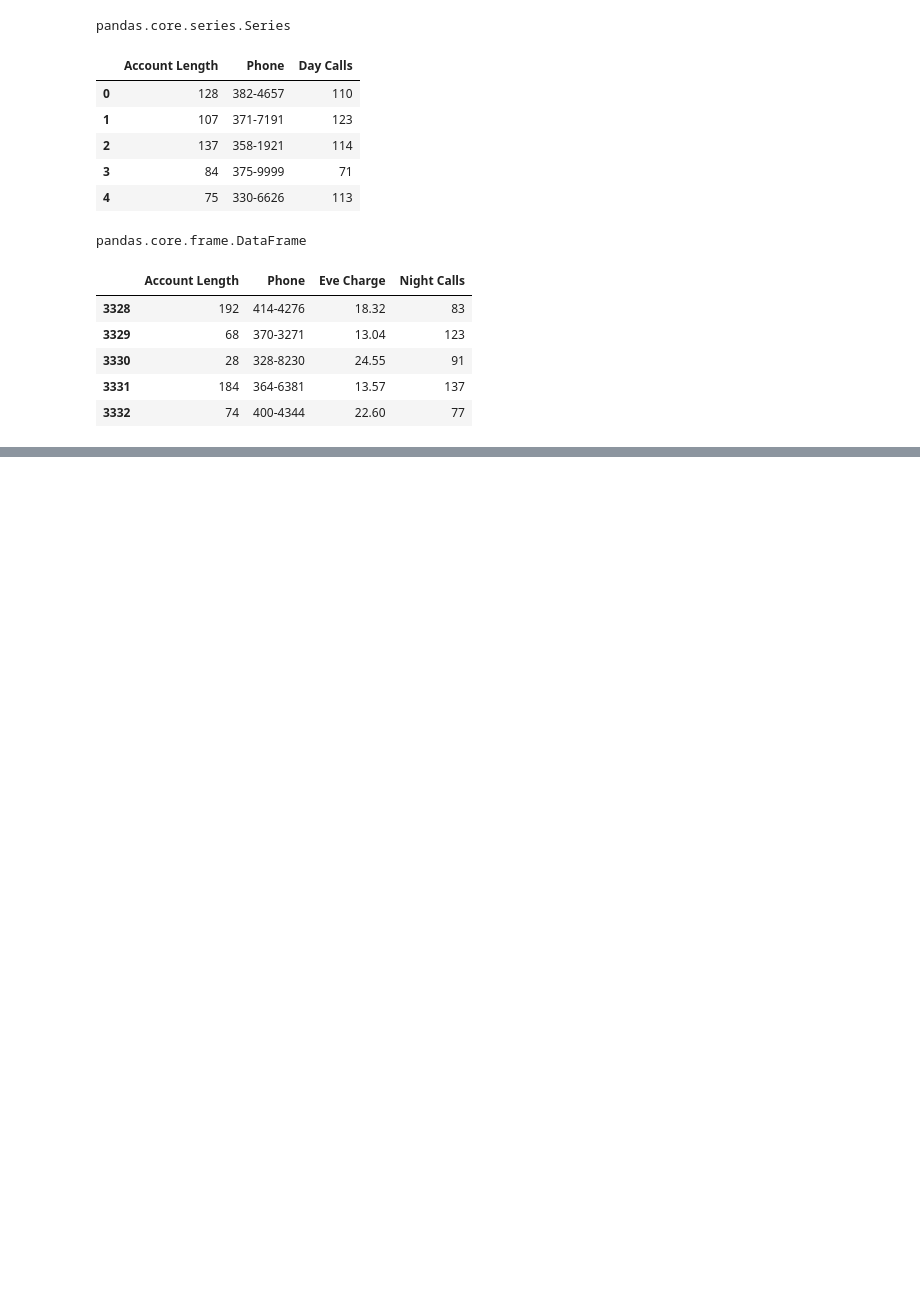
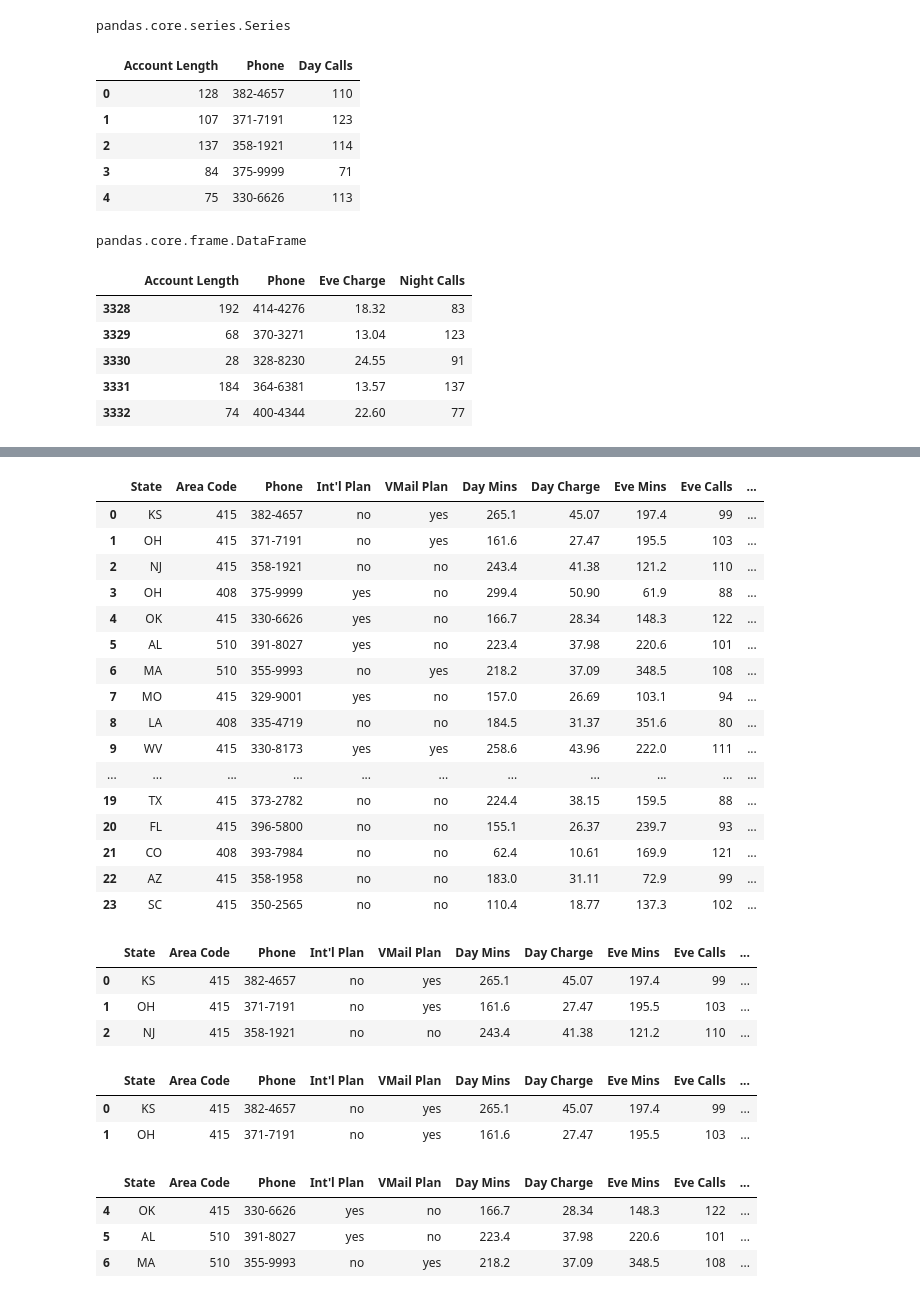
Before and after one commit to afoone/pruebas_ml_python, a Jupyter notebook: notebooks/mios/07. Data Wrangling.ipynb, the cells around one changed output, grey strips where cells are left out. Cells and saved outputs as stored; diff of their text form; code cells hidden in the pictures; blank space fills up the shorter version.

```diff
--- a/notebooks/mios/07. Data Wrangling.ipynb
+++ b/notebooks/mios/07. Data Wrangling.ipynb
@@ -43,0 +46,4 @@ subset2.tail()
+# %%
+undesired_colums = ["Account Length", "VMail Message", "Day Calls"]
+all_columns_list = df.columns.values.tolist()
+all_columns_list
@@ -43,0 +68,4 @@ subset2.tail()
+# %%
+# Este código elminina de una lista los elementos de la otra
+sublist = [x for x in all_columns_list if x not in undesired_colums]
+sublist
@@ -43,0 +91,5 @@ subset2.tail()
+# %%
+# Por fin elimino los elementos que no quería
+df = df[sublist]
+df.head()
+# Con este pequeño truco elimino las columnas que no quería
@@ -43,0 +103,43 @@ subset2.tail()
+# %%
+# Seleccionando filas
+df[0:24]
+# %% [output]
+|  | State | Area Code | Phone | Int'l Plan | VMail Plan | Day Mins | Day Charge | Eve Mins | Eve Calls | ... |
+| 0 | KS | 415 | 382-4657 | no | yes | 265.1 | 45.07 | 197.4 | 99 | ... |
+| 1 | OH | 415 | 371-7191 | no | yes | 161.6 | 27.47 | 195.5 | 103 | ... |
+| 2 | NJ | 415 | 358-1921 | no | no | 243.4 | 41.38 | 121.2 | 110 | ... |
+| 3 | OH | 408 | 375-9999 | yes | no | 299.4 | 50.90 | 61.9 | 88 | ... |
+| 4 | OK | 415 | 330-6626 | yes | no | 166.7 | 28.34 | 148.3 | 122 | ... |
+| 5 | AL | 510 | 391-8027 | yes | no | 223.4 | 37.98 | 220.6 | 101 | ... |
+| 6 | MA | 510 | 355-9993 | no | yes | 218.2 | 37.09 | 348.5 | 108 | ... |
+| 7 | MO | 415 | 329-9001 | yes | no | 157.0 | 26.69 | 103.1 | 94 | ... |
+| 8 | LA | 408 | 335-4719 | no | no | 184.5 | 31.37 | 351.6 | 80 | ... |
+| 9 | WV | 415 | 330-8173 | yes | yes | 258.6 | 43.96 | 222.0 | 111 | ... |
+| ... | ... | ... | ... | ... | ... | ... | ... | ... | ... | ... |
+| 19 | TX | 415 | 373-2782 | no | no | 224.4 | 38.15 | 159.5 | 88 | ... |
+| 20 | FL | 415 | 396-5800 | no | no | 155.1 | 26.37 | 239.7 | 93 | ... |
+| 21 | CO | 408 | 393-7984 | no | no | 62.4 | 10.61 | 169.9 | 121 | ... |
+| 22 | AZ | 415 | 358-1958 | no | no | 183.0 | 31.11 | 72.9 | 99 | ... |
+| 23 | SC | 415 | 350-2565 | no | no | 110.4 | 18.77 | 137.3 | 102 | ... |
+# %%
+# si no ponemos uno será el primero o el último
+df[:3]
+# %% [output]
+|  | State | Area Code | Phone | Int'l Plan | VMail Plan | Day Mins | Day Charge | Eve Mins | Eve Calls | ... |
+| 0 | KS | 415 | 382-4657 | no | yes | 265.1 | 45.07 | 197.4 | 99 | ... |
+| 1 | OH | 415 | 371-7191 | no | yes | 161.6 | 27.47 | 195.5 | 103 | ... |
+| 2 | NJ | 415 | 358-1921 | no | no | 243.4 | 41.38 | 121.2 | 110 | ... |
+# %%
+df[:2]
+# %% [output]
+|  | State | Area Code | Phone | Int'l Plan | VMail Plan | Day Mins | Day Charge | Eve Mins | Eve Calls | ... |
+| 0 | KS | 415 | 382-4657 | no | yes | 265.1 | 45.07 | 197.4 | 99 | ... |
+| 1 | OH | 415 | 371-7191 | no | yes | 161.6 | 27.47 | 195.5 | 103 | ... |
+# %%
+# o cualquier cosa...
+df[4:7]
+# %% [output]
+|  | State | Area Code | Phone | Int'l Plan | VMail Plan | Day Mins | Day Charge | Eve Mins | Eve Calls | ... |
+| 4 | OK | 415 | 330-6626 | yes | no | 166.7 | 28.34 | 148.3 | 122 | ... |
+| 5 | AL | 510 | 391-8027 | yes | no | 223.4 | 37.98 | 220.6 | 101 | ... |
+| 6 | MA | 510 | 355-9993 | no | yes | 218.2 | 37.09 | 348.5 | 108 | ... |
```
Also changed, not shown: parts of 9 cells of this notebook.
